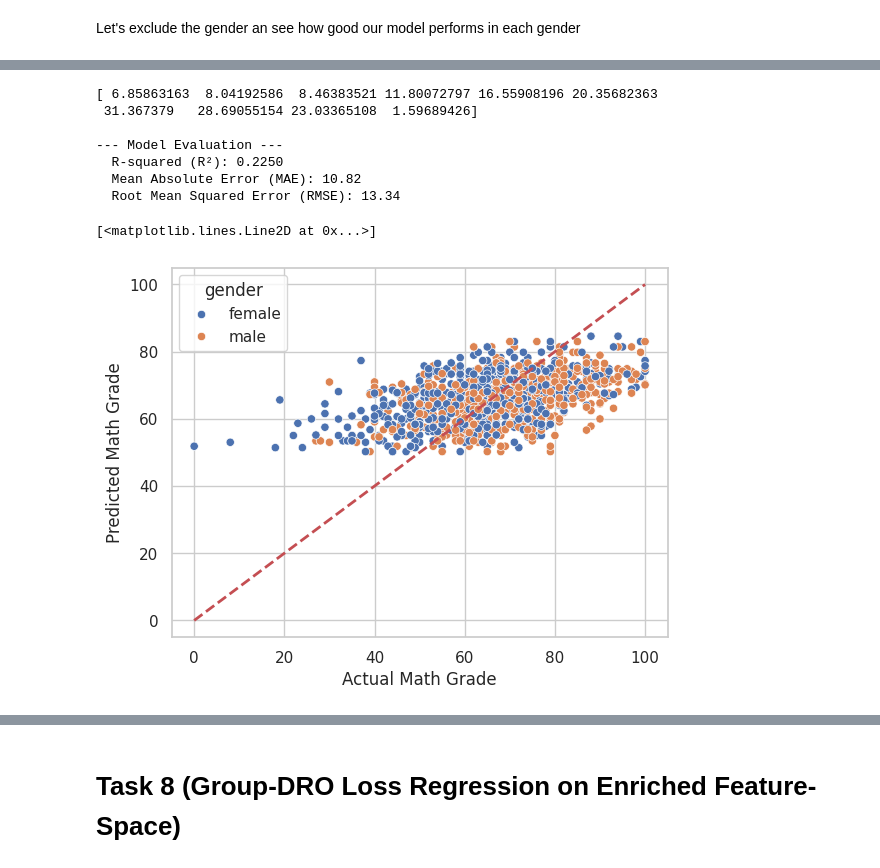
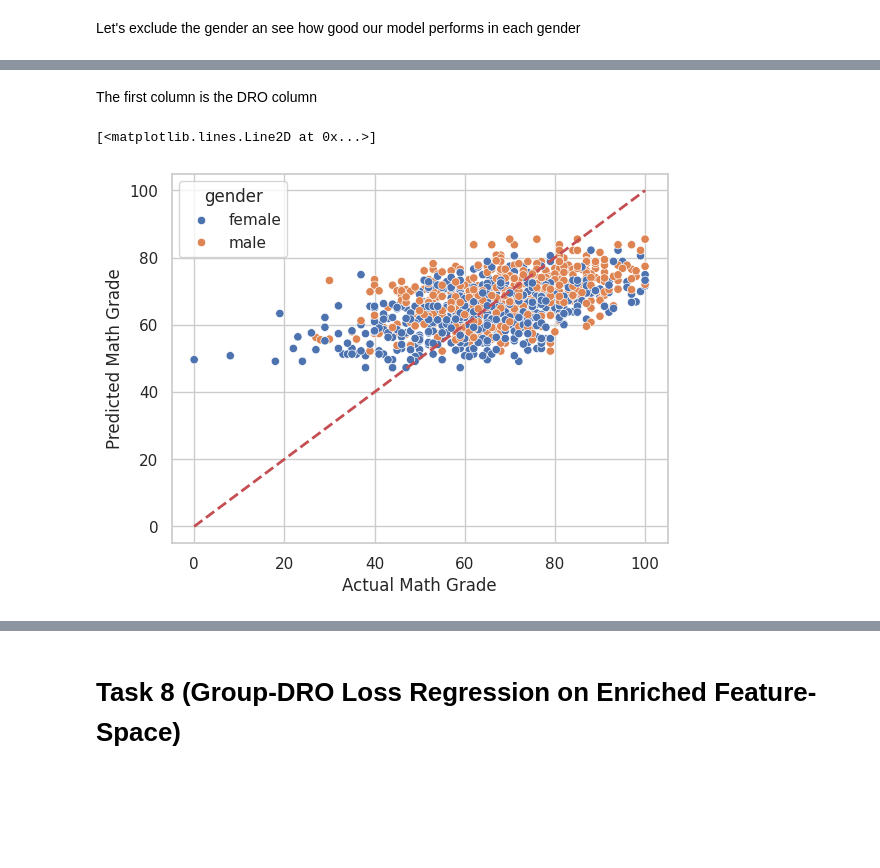
Before and after one commit to akp2003/Machine_Learning_Exercises, a Jupyter notebook: Adv_AI/P1/Project1.ipynb, the cells around one changed output, grey strips where cells are left out. Cells and saved outputs as stored; diff of their text form; code cells hidden in the pictures; blank space fills up the shorter version.

```diff
--- a/Adv_AI/P1/Project1.ipynb
+++ b/Adv_AI/P1/Project1.ipynb
@@ -932,23 +931,13 @@ X_DRO7 = X_task3.drop(['gender_female', 'gender_male'], axis = 1)
-# %%
-model_DRO3 = LinearRegression(fit_intercept = False).fit(X_DRO7,y)
-print(model_DRO3.coef_)
-y_pred_DRO3 = model_DRO3.predict(X_DRO7)
-basic_eval(y,y_pred_DRO3)
-# %% [output]
-[ 6.85863163  8.04192586  8.46383521 11.80072797 16.55908196 20.35682363
- 31.367379   28.69055154 23.03365108  1.59689426]
-
---- Model Evaluation ---
-  R-squared (R²): 0.2250
-  Mean Absolute Error (MAE): 10.82
-  Root Mean Squared Error (RMSE): 13.34
+# %% [markdown]
+The first column is the DRO column
 # %%
-sns.scatterplot(x = y,y = y_pred_DRO3, hue = X['gender'])
+y_pred = LinearRegression(fit_intercept = False).fit(X_task3,y).predict(X_task3)
+sns.scatterplot(x = y,y = y_pred, hue = X['gender'])
 plt.xlabel("Actual Math Grade")
 plt.ylabel("Predicted Math Grade")
-min_val = min(y.min(), y_pred_DRO3.min())
-max_val = max(y.max(), y_pred_DRO3.max())
+min_val = min(y.min(), y_pred.min())
+max_val = max(y.max(), y_pred.max())
 plt.plot([min_val, max_val], [min_val, max_val], 'r--', lw=2)
 # %% [output]
 [<matplotlib.lines.Line2D at 0x...>]
-[figure, old version]
+[figure, new version]
```
Also changed, not shown: parts of 42 cells of this notebook, 2 other files.
